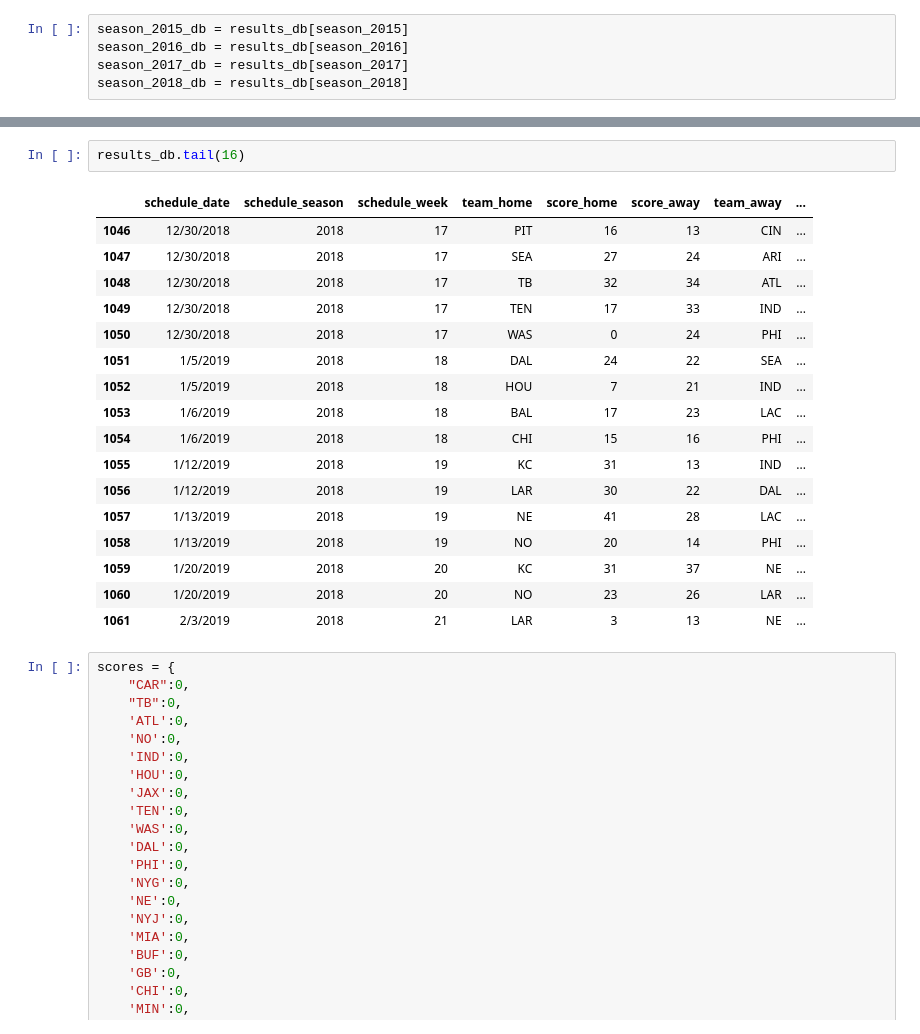
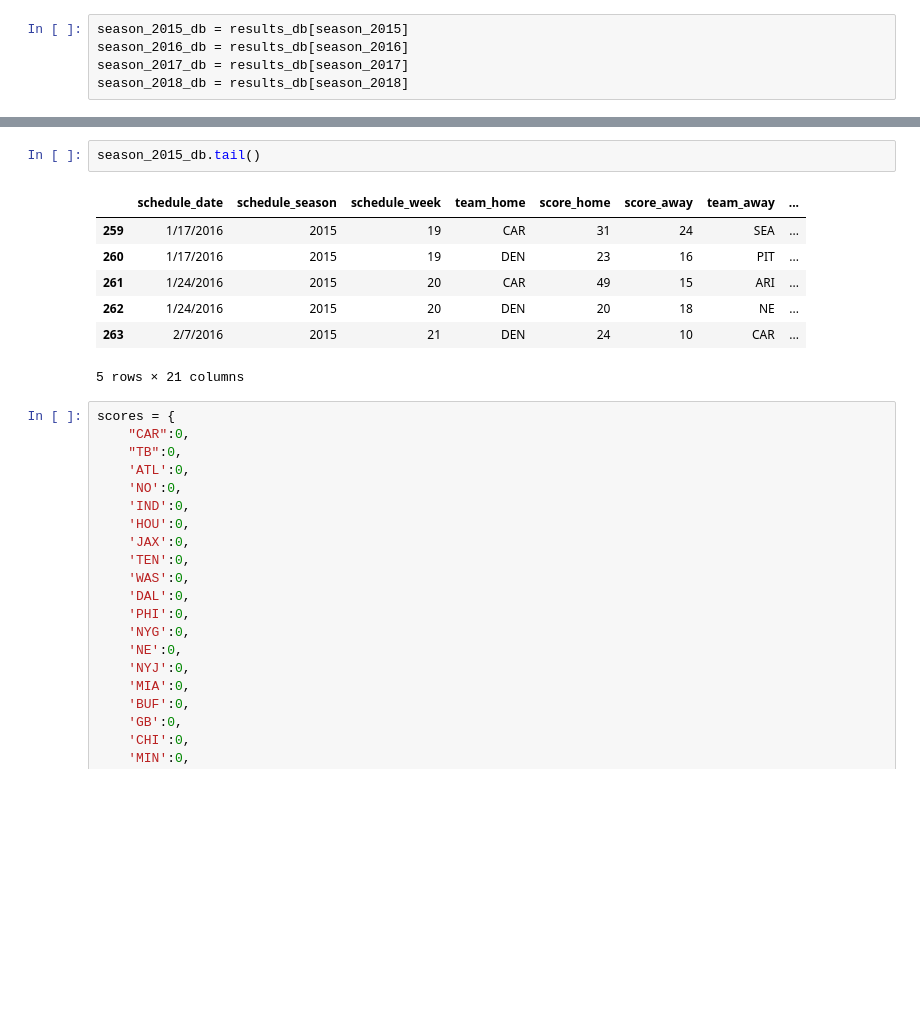
Before and after one commit to kmorehead33/Final_Project, a Jupyter notebook: python/Untitled.ipynb, the cells around one changed output, grey strips where cells are left out. Cells and saved outputs as stored; diff of their text form; blank space fills up the shorter version.

```diff
--- a/python/Untitled.ipynb
+++ b/python/Untitled.ipynb
@@ -66,23 +45,13 @@ season_2017_db
-# %%
-results_db.tail(16)
-# %% [output]
-|  | schedule_date | schedule_season | schedule_week | team_home | score_home | score_away | team_away | ... |
-| 1046 | 12/30/2018 | 2018 | 17 | PIT | 16 | 13 | CIN | ... |
-| 1047 | 12/30/2018 | 2018 | 17 | SEA | 27 | 24 | ARI | ... |
-| 1048 | 12/30/2018 | 2018 | 17 | TB | 32 | 34 | ATL | ... |
-| 1049 | 12/30/2018 | 2018 | 17 | TEN | 17 | 33 | IND | ... |
-| 1050 | 12/30/2018 | 2018 | 17 | WAS | 0 | 24 | PHI | ... |
-| 1051 | 1/5/2019 | 2018 | 18 | DAL | 24 | 22 | SEA | ... |
-| 1052 | 1/5/2019 | 2018 | 18 | HOU | 7 | 21 | IND | ... |
-| 1053 | 1/6/2019 | 2018 | 18 | BAL | 17 | 23 | LAC | ... |
-| 1054 | 1/6/2019 | 2018 | 18 | CHI | 15 | 16 | PHI | ... |
-| 1055 | 1/12/2019 | 2018 | 19 | KC | 31 | 13 | IND | ... |
-| 1056 | 1/12/2019 | 2018 | 19 | LAR | 30 | 22 | DAL | ... |
-| 1057 | 1/13/2019 | 2018 | 19 | NE | 41 | 28 | LAC | ... |
-| 1058 | 1/13/2019 | 2018 | 19 | NO | 20 | 14 | PHI | ... |
-| 1059 | 1/20/2019 | 2018 | 20 | KC | 31 | 37 | NE | ... |
-| 1060 | 1/20/2019 | 2018 | 20 | NO | 23 | 26 | LAR | ... |
-| 1061 | 2/3/2019 | 2018 | 21 | LAR | 3 | 13 | NE | ... |
+# %%
+season_2015_db.tail()
+# %% [output]
+|  | schedule_date | schedule_season | schedule_week | team_home | score_home | score_away | team_away | ... |
+| 259 | 1/17/2016 | 2015 | 19 | CAR | 31 | 24 | SEA | ... |
+| 260 | 1/17/2016 | 2015 | 19 | DEN | 23 | 16 | PIT | ... |
+| 261 | 1/24/2016 | 2015 | 20 | CAR | 49 | 15 | ARI | ... |
+| 262 | 1/24/2016 | 2015 | 20 | DEN | 20 | 18 | NE | ... |
+| 263 | 2/7/2016 | 2015 | 21 | DEN | 24 | 10 | CAR | ... |
+5 rows × 21 columns
 # %%
 scores = {
     "CAR":0,
```
Also changed, not shown: parts of 14 cells of this notebook.
